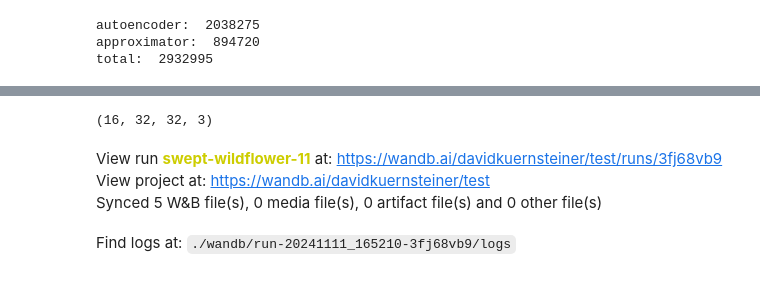
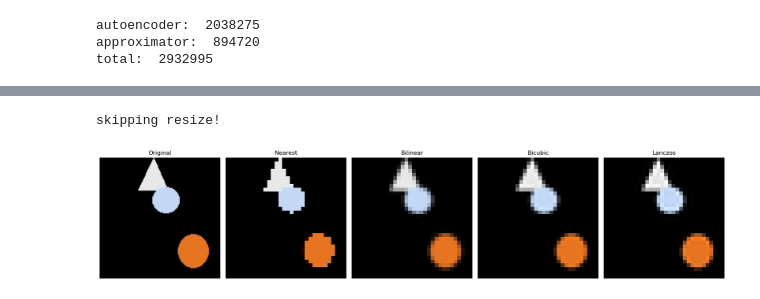
Before and after one commit to davidkuernsteiner/ContVidPred, a Jupyter notebook: test.ipynb, the cells around one changed output, grey strips where cells are left out. Cells and saved outputs as stored; diff of their text form; code cells hidden in the pictures.

```diff
--- a/test.ipynb
+++ b/test.ipynb
@@ -203,11 +135,0 @@ Find logs at: ./wandb/run-20241113_194935-6cnf7h57/logs
-# %%
-model_output_to_video(frames[0]).shape
-# %% [output]
-(16, 32, 32, 3)
-# %%
-run.finish()
-# %% [output]
-View run swept-wildflower-11 at: https://wandb.ai/davidkuernsteiner/test/runs/3fj68vb9
-View project at: https://wandb.ai/davidkuernsteiner/test
-Synced 5 W&B file(s), 0 media file(s), 0 artifact file(s) and 0 other file(s)
-Find logs at: ./wandb/run-20241111_165210-3fj68vb9/logs
@@ -213,0 +189,12 @@ Find logs at: ./wandb/run-20241111_165210-3fj68vb9/logs
+# %%
+from vitssm.data.datasets import VideoDataset
+from vitssm.utils.visual import unnormalize
+
+dataset = VideoDataset("data_store/VMDsprites_128/folds/train_0.csv", image_size=(128, 128))
+
+x = unnormalize(dataset[69][0]) * 255
+
+compare_downsampling(x, target_size=(32, 32))
+# %% [output]
+skipping resize!
+[figure, added]
```
Also changed, not shown: parts of 5 cells of this notebook, 7 other files.
